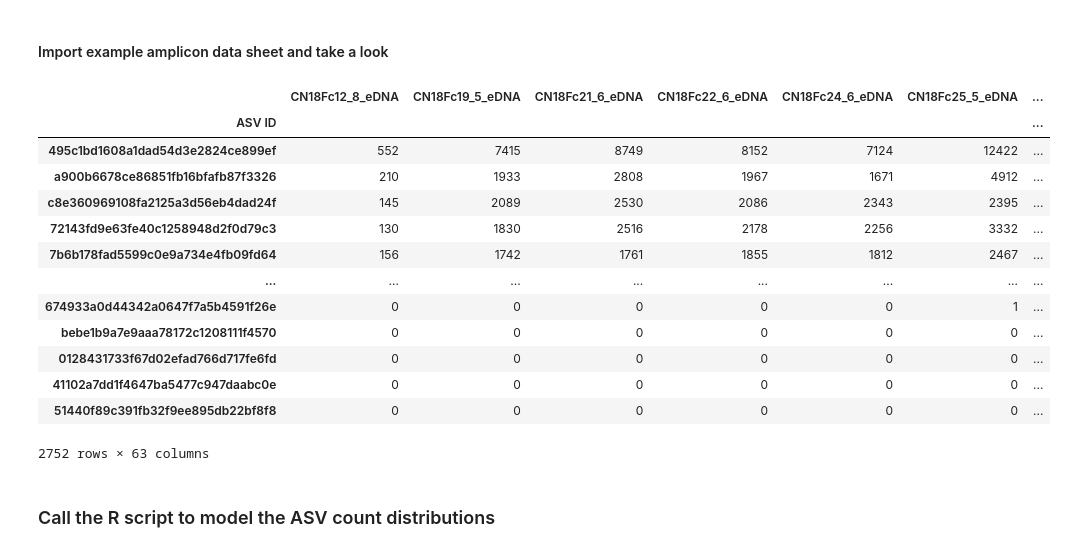
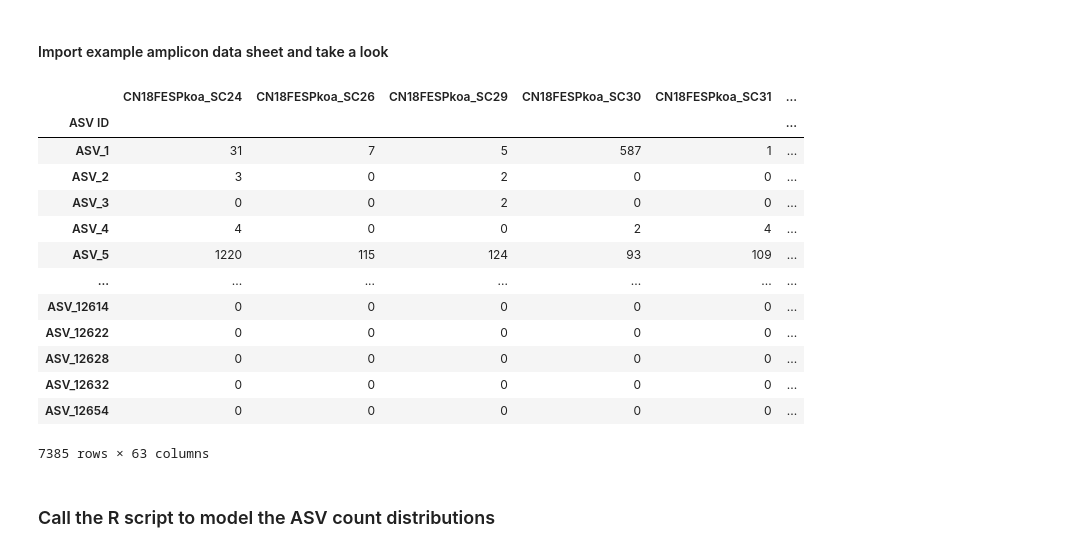
Before and after one commit to nvpatin/MAMBO, a Jupyter notebook: Amplicon_preprocessing_testdata.ipynb, the cells around one changed output. Drawn from its saved outputs; the diff is of its cells as text; code cells hidden in the pictures.

```diff
--- a/Amplicon_preprocessing_testdata.ipynb
+++ b/Amplicon_preprocessing_testdata.ipynb
@@ -16,24 +16,24 @@ os.chdir('/Users/nastassia.patin/GitHub/NOAA-NCAR-Hackathon')
 # %% [markdown]
 #### Import example amplicon data sheet and take a look
 # %%
-file = 'Data/Flyer2018_16S_table_counts.tsv'
+file = 'Data/Flyer2018_18S_table_counts.tsv'
 asvs = pd.read_csv(file, index_col=0, sep='\t')
 asvs
 # %% [output]
-|  | CN18Fc12_8_eDNA | CN18Fc19_5_eDNA | CN18Fc21_6_eDNA | CN18Fc22_6_eDNA | CN18Fc24_6_eDNA | CN18Fc25_5_eDNA | ... |
-| ASV ID |  |  |  |  |  |  | ... |
-| 495c1bd1608a1dad54d3e2824ce899ef | 552 | 7415 | 8749 | 8152 | 7124 | 12422 | ... |
-| a900b6678ce86851fb16bfafb87f3326 | 210 | 1933 | 2808 | 1967 | 1671 | 4912 | ... |
-| c8e360969108fa2125a3d56eb4dad24f | 145 | 2089 | 2530 | 2086 | 2343 | 2395 | ... |
-| 72143fd9e63fe40c1258948d2f0d79c3 | 130 | 1830 | 2516 | 2178 | 2256 | 3332 | ... |
-| 7b6b178fad5599c0e9a734e4fb09fd64 | 156 | 1742 | 1761 | 1855 | 1812 | 2467 | ... |
-| ... | ... | ... | ... | ... | ... | ... | ... |
-| 674933a0d44342a0647f7a5b4591f26e | 0 | 0 | 0 | 0 | 0 | 1 | ... |
-| bebe1b9a7e9aaa78172c1208111f4570 | 0 | 0 | 0 | 0 | 0 | 0 | ... |
-| 0128431733f67d02efad766d717fe6fd | 0 | 0 | 0 | 0 | 0 | 0 | ... |
-| 41102a7dd1f4647ba5477c947daabc0e | 0 | 0 | 0 | 0 | 0 | 0 | ... |
-| 51440f89c391fb32f9ee895db22bf8f8 | 0 | 0 | 0 | 0 | 0 | 0 | ... |
+|  | CN18FESPkoa_SC24 | CN18FESPkoa_SC26 | CN18FESPkoa_SC29 | CN18FESPkoa_SC30 | CN18FESPkoa_SC31 | ... |
+| ASV ID |  |  |  |  |  | ... |
+| ASV_1 | 31 | 7 | 5 | 587 | 1 | ... |
+| ASV_2 | 3 | 0 | 2 | 0 | 0 | ... |
+| ASV_3 | 0 | 0 | 2 | 0 | 0 | ... |
+| ASV_4 | 4 | 0 | 0 | 2 | 4 | ... |
+| ASV_5 | 1220 | 115 | 124 | 93 | 109 | ... |
+| ... | ... | ... | ... | ... | ... | ... |
+| ASV_12614 | 0 | 0 | 0 | 0 | 0 | ... |
+| ASV_12622 | 0 | 0 | 0 | 0 | 0 | ... |
+| ASV_12628 | 0 | 0 | 0 | 0 | 0 | ... |
+| ASV_12632 | 0 | 0 | 0 | 0 | 0 | ... |
+| ASV_12654 | 0 | 0 | 0 | 0 | 0 | ... |
-2752 rows × 63 columns
+7385 rows × 63 columns
 # %% [markdown]
 ### Call the R script to model the ASV count distributions
 # %% [markdown]
```
Also changed, not shown: parts of 13 cells of this notebook, 2 other files.
